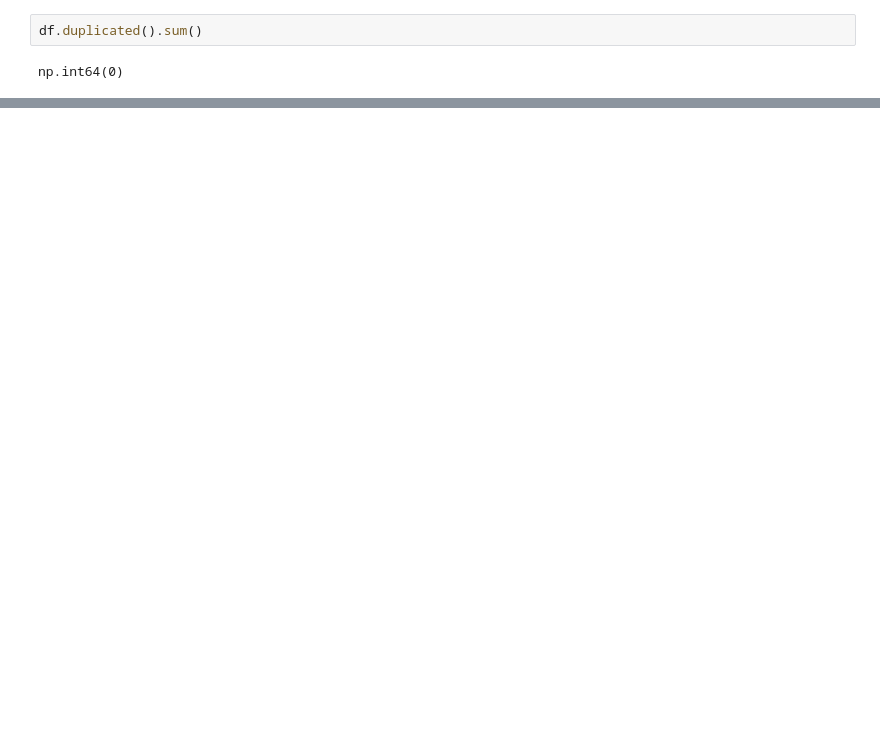
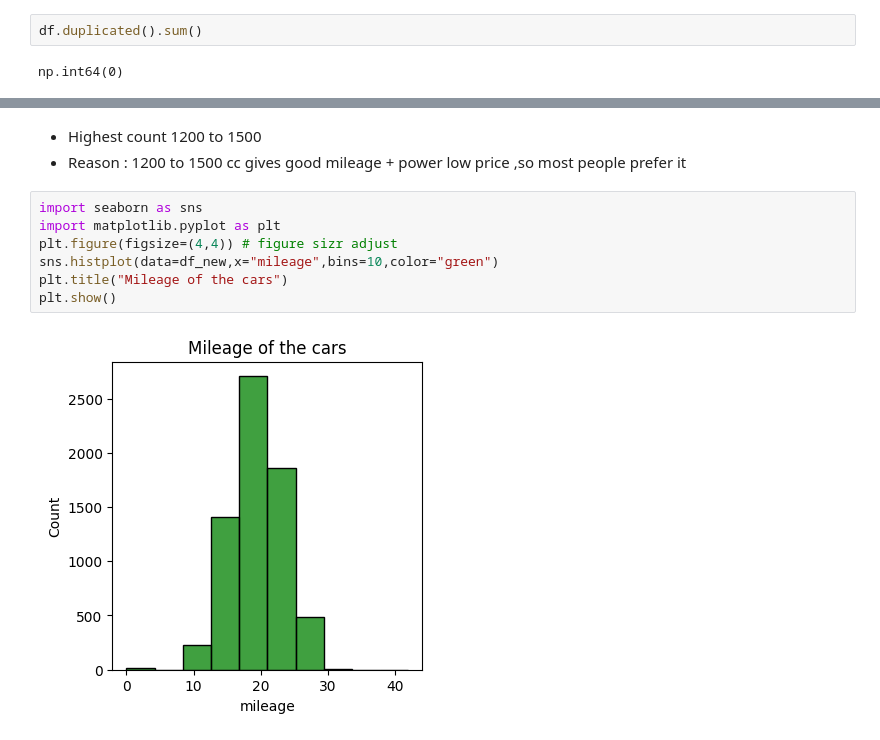
Before and after one commit to fathimafidhakp/Car-Data-Analysis, a Jupyter notebook: project.ipynb, the cells around one changed output, grey strips where cells are left out. Drawn from its saved outputs; the diff is of its cells as text; blank space fills up the shorter version.

```diff
--- a/project.ipynb
+++ b/project.ipynb
@@ -540,0 +847,12 @@ np.int64(0)
+# %% [markdown]
+- Highest count 1200 to 1500
+- Reason : 1200 to 1500 cc gives good mileage + power low price ,so most people prefer it
+# %%
+import seaborn as sns
+import matplotlib.pyplot as plt
+plt.figure(figsize=(4,4)) # figure sizr adjust
+sns.histplot(data=df_new,x="mileage",bins=10,color="green")
+plt.title("Mileage of the cars")
+plt.show()
+# %% [output]
+[figure, added]
```
Also changed, not shown: parts of 149 cells of this notebook.
